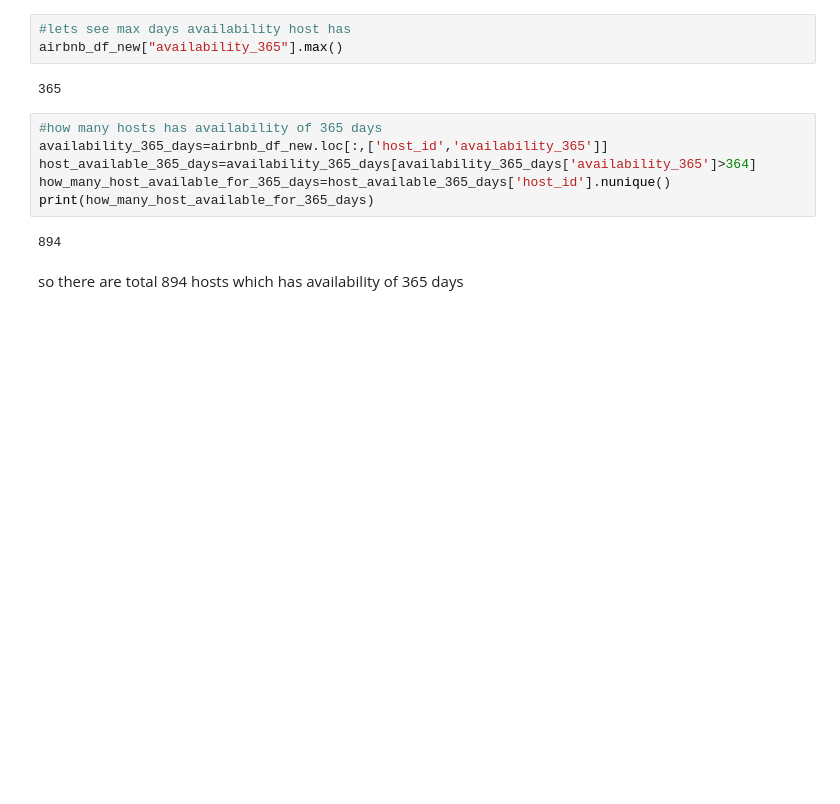
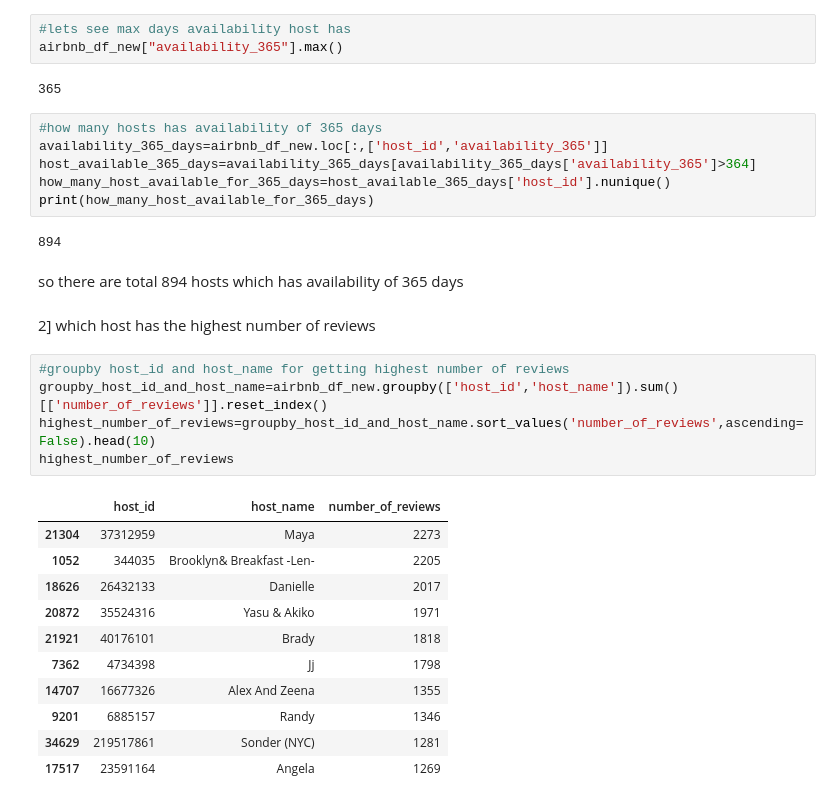
Before and after one commit to pranilthorat/Airbnb-Booking-Analysis, a Jupyter notebook: github_airbnb_capstone_project.ipynb, the cells around one changed output. Cells and saved outputs as stored; diff of their text form; blank space fills up the shorter version.

```diff
--- a/github_airbnb_capstone_project.ipynb
+++ b/github_airbnb_capstone_project.ipynb
@@ -187,3 +187,22 @@ print(how_many_host_available_for_365_days)
 894
 # %% [markdown]
 so there are total 894 hosts which has availability of 365 days
+# %% [markdown]
+2] which host has the highest number of reviews
+# %%
+#groupby host_id and host_name for getting highest number of reviews
+groupby_host_id_and_host_name=airbnb_df_new.groupby(['host_id','host_name']).sum()[['number_of_reviews']].reset_index()
+highest_number_of_reviews=groupby_host_id_and_host_name.sort_values('number_of_reviews',ascending=False).head(10)
+highest_number_of_reviews
+# %% [output]
+|  | host_id | host_name | number_of_reviews |
+| 21304 | 37312959 | Maya | 2273 |
+| 1052 | 344035 | Brooklyn& Breakfast -Len- | 2205 |
+| 18626 | 26432133 | Danielle | 2017 |
+| 20872 | 35524316 | Yasu & Akiko | 1971 |
+| 21921 | 40176101 | Brady | 1818 |
+| 7362 | 4734398 | Jj | 1798 |
+| 14707 | 16677326 | Alex And Zeena | 1355 |
+| 9201 | 6885157 | Randy | 1346 |
+| 34629 | 219517861 | Sonder (NYC) | 1281 |
+| 17517 | 23591164 | Angela | 1269 |
```
Also changed, not shown: parts of 2 cells of this notebook.
